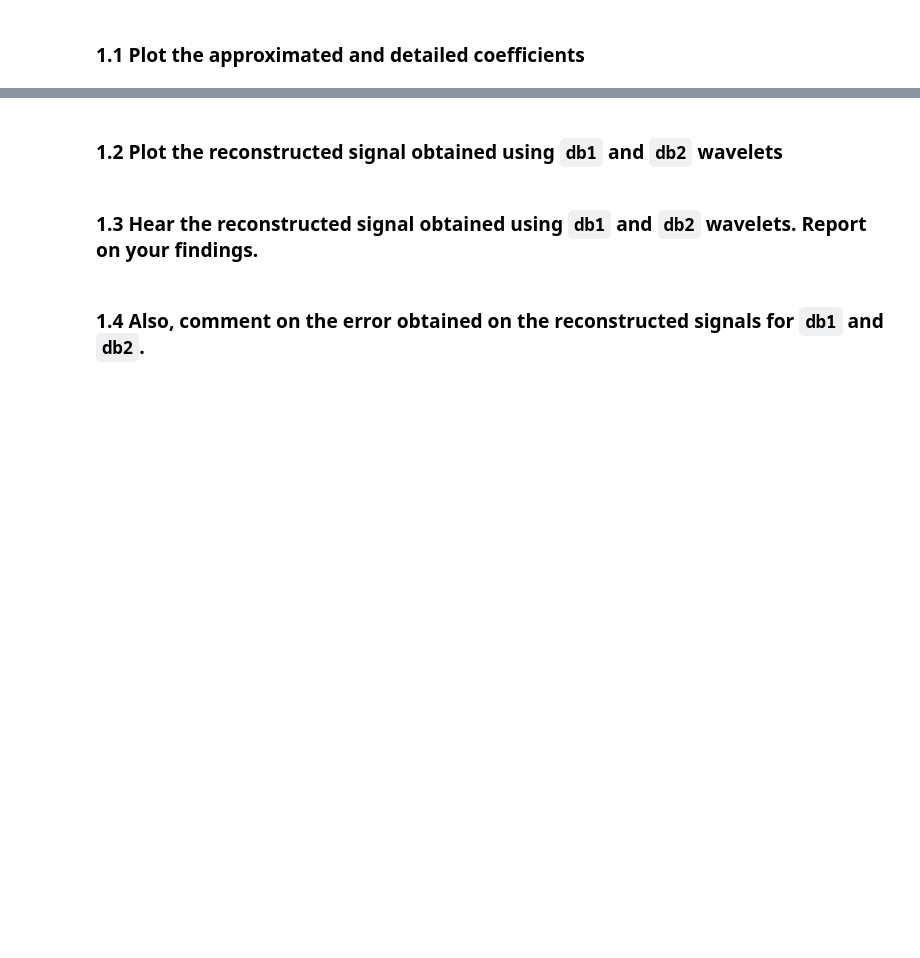
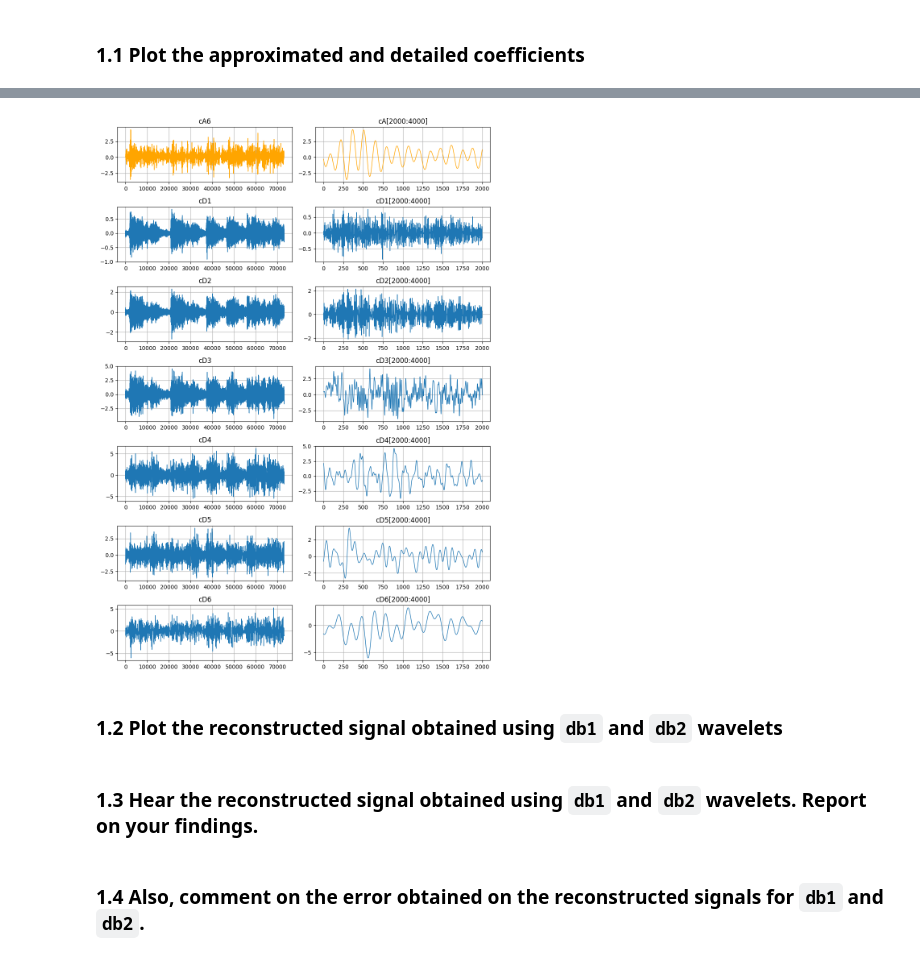
Before and after one commit to kpbaks/advanced-the-signal-processing-assignment-3, a Jupyter notebook: assignment.ipynb, the cells around one changed output, grey strips where cells are left out. Saved outputs shown, nothing was run; the diff lists cells and outputs as text; code cells hidden in the pictures; blank space fills up the shorter version.

```diff
--- a/assignment.ipynb
+++ b/assignment.ipynb
@@ -80,3 +127,35 @@ plt.show()
+# %%
+rows = level + 1
+cols = 2
+interval = slice(*zoomed_in_interval)
+
+_, axs = plt.subplots(rows, cols, figsize=(10, 14))
+
+# plot the approximation coefficients at the deepest level
+
+cA_plot_color = 'orange'
+
+axs[0, 0].plot(cA_at_level, linewidth=1, color=cA_plot_color)
+axs[0, 0].set_title(f'cA{level}')
+axs[0, 0].grid()
+axs[0, 1].plot(cA_at_level[interval], linewidth=1, color=cA_plot_color)
+axs[0, 1].set_title('cA' + f'[{zoomed_in_interval[0]}:{zoomed_in_interval[1]}]')
+axs[0, 1].grid()
+
+# plot the detail coefficients at each level in descending order
+for i, coeff, title in zip([*range(1, rows)], cDs, [f'cD{i+1}' for i in range(level)]):
+    axs[i, 0].plot(coeff, linewidth=1)
+    axs[i, 0].set_title(title)
+    axs[i, 0].grid()
+    axs[i, 1].plot(coeff[interval], linewidth=1)
+    axs[i, 1].set_title(title + f'[{zoomed_in_interval[0]}:{zoomed_in_interval[1]}]')
+    axs[i, 1].grid()
+
+plt.tight_layout()
+plt.savefig(IMG_FOLDER / 'problem1-1-approximated-and-detailed-coeffs.pdf', format='pdf')
+plt.show()
+# %% [output]
+[figure, added]
 # %% [markdown]
 ### 1.2 Plot the reconstructed signal obtained using `db1` and `db2` wavelets
 # %% [markdown]
```
Also changed, not shown: parts of 21 cells of this notebook, 2 other files.
